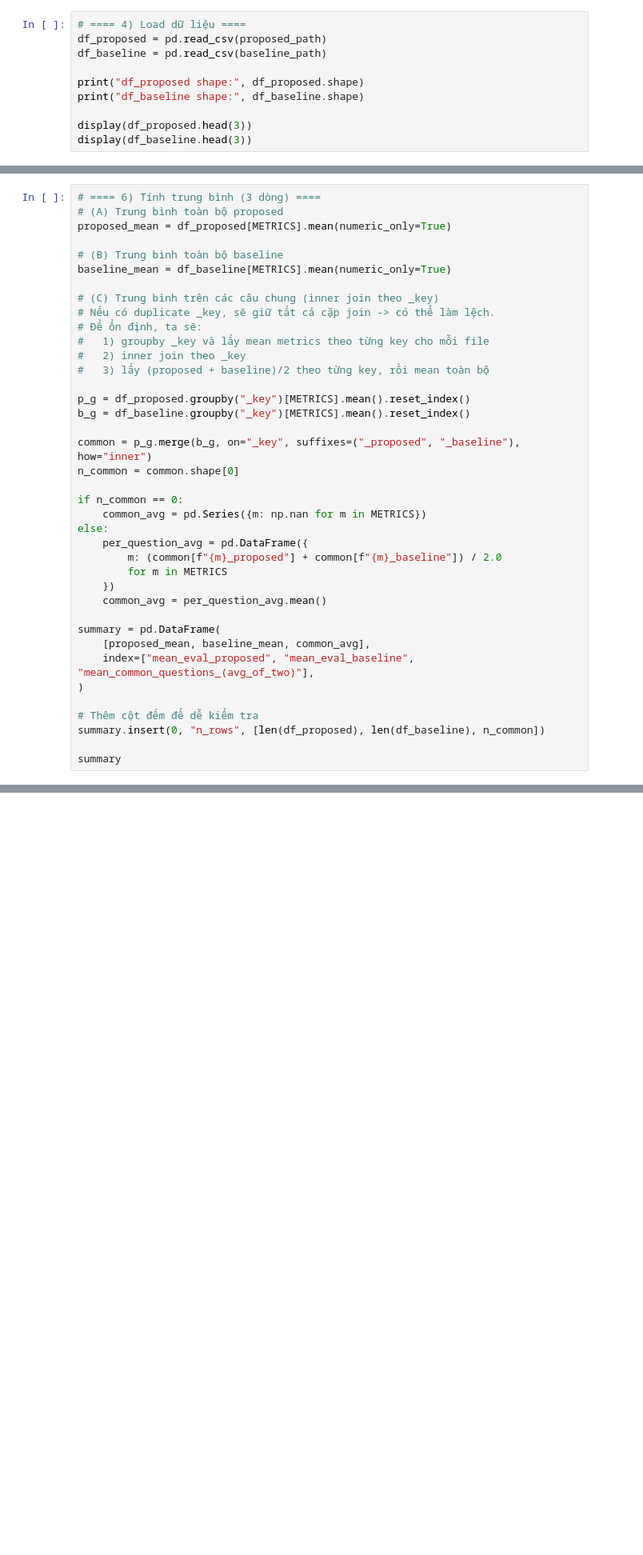
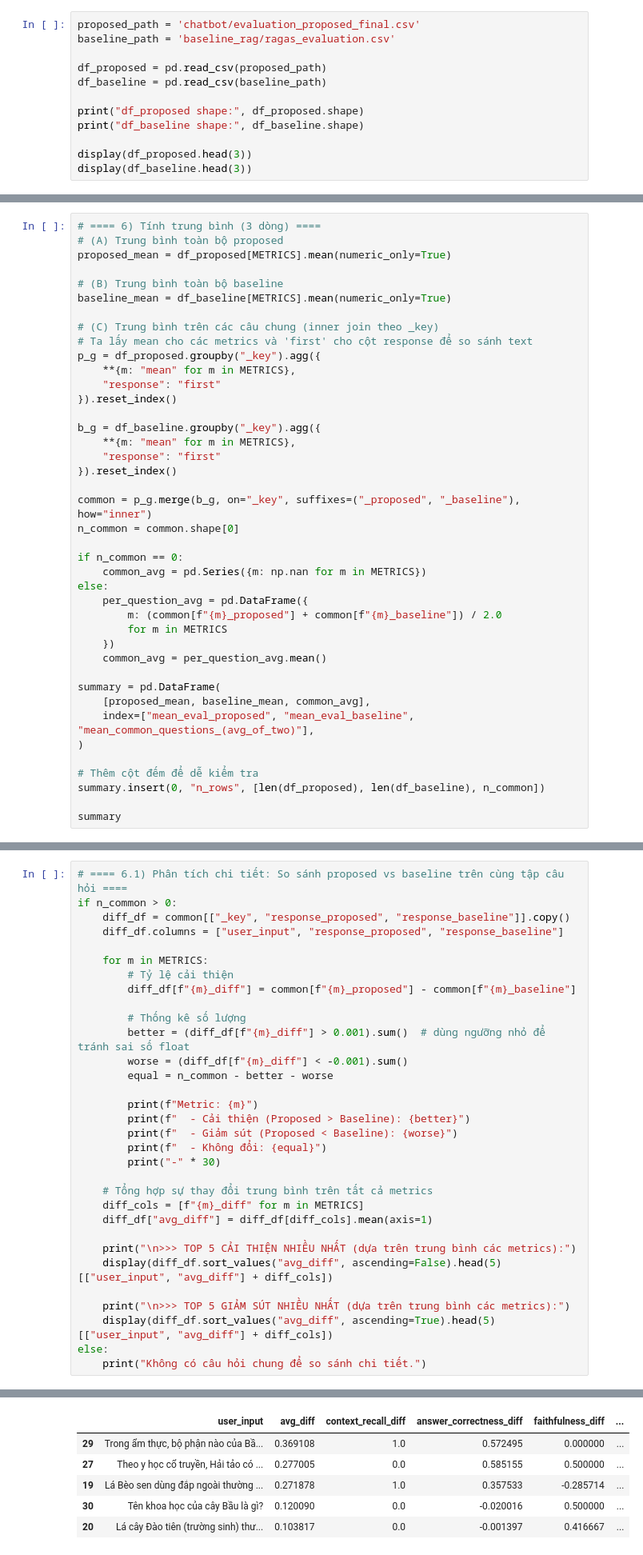
Before and after one commit to HuyTran28/23CLCT2_TraditionalMedicineChatbot, a Jupyter notebook: ragas_compare_summary.ipynb, the cells around one changed output, grey strips where cells are left out. Shown at 80% size. Saved outputs shown, nothing was run; the diff lists cells and outputs as text; blank space fills up the shorter version.

```diff
--- a/ragas_compare_summary.ipynb
+++ b/ragas_compare_summary.ipynb
@@ -92,5 +19,7 @@ agas_evaluation.csveline_rag
 # %%
-# ==== 4) Load dữ liệu ====
+proposed_path = 'chatbot/evaluation_proposed_final.csv'
+baseline_path = 'baseline_rag/ragas_evaluation.csv'
+
 df_proposed = pd.read_csv(proposed_path)
 df_baseline = pd.read_csv(baseline_path)
 
@@ -134,14 +75,16 @@ proposed_mean = df_proposed[METRICS].mean(numeric_only=True)
 baseline_mean = df_baseline[METRICS].mean(numeric_only=True)
 
 # (C) Trung bình trên các câu chung (inner join theo _key)
-# Nếu có duplicate _key, sẽ giữ tất cả cặp join -> có thể làm lệch.
-# Để ổn định, ta sẽ:
-#   1) groupby _key và lấy mean metrics theo từng key cho mỗi file
-#   2) inner join theo _key
-#   3) lấy (proposed + baseline)/2 theo từng key, rồi mean toàn bộ
+# Ta lấy mean cho các metrics và 'first' cho cột response để so sánh text
+p_g = df_proposed.groupby("_key").agg({
+    **{m: "mean" for m in METRICS},
+    "response": "first"
+}).reset_index()
 
-p_g = df_proposed.groupby("_key")[METRICS].mean().reset_index()
-b_g = df_baseline.groupby("_key")[METRICS].mean().reset_index()
+b_g = df_baseline.groupby("_key").agg({
+    **{m: "mean" for m in METRICS},
+    "response": "first"
+}).reset_index()
 
 common = p_g.merge(b_g, on="_key", suffixes=("_proposed", "_baseline"), how="inner")
 n_common = common.shape[0]
@@ -177,0 +115,33 @@ print("Total common questions:", n_common)
+# %%
+# ==== 6.1) Phân tích chi tiết: So sánh proposed vs baseline trên cùng tập câu hỏi ====
+if n_common > 0:
+    diff_df = common[["_key", "response_proposed", "response_baseline"]].copy()
+    diff_df.columns = ["user_input", "response_proposed", "response_baseline"]
+
+    for m in METRICS:
+        # Tỷ lệ cải thiện
+        diff_df[f"{m}_diff"] = common[f"{m}_proposed"] - common[f"{m}_baseline"]
+
+        # Thống kê số lượng
+        better = (diff_df[f"{m}_diff"] > 0.001).sum()  # dùng ngưỡng nhỏ để tránh sai số float
+        worse = (diff_df[f"{m}_diff"] < -0.001).sum()
+        equal = n_common - better - worse
+
+        print(f"Metric: {m}")
+        print(f"  - Cải thiện (Proposed > Baseline): {better}")
+        print(f"  - Giảm sút (Proposed < Baseline): {worse}")
+        print(f"  - Không đổi: {equal}")
+        print("-" * 30)
+
+    # Tổng hợp sự thay đổi trung bình trên tất cả metrics
+    diff_cols = [f"{m}_diff" for m in METRICS]
+    diff_df["avg_diff"] = diff_df[diff_cols].mean(axis=1)
+
+    print("\n>>> TOP 5 CẢI THIỆN NHIỀU NHẤT (dựa trên trung bình các metrics):")
+    display(diff_df.sort_values("avg_diff", ascending=False).head(5)[["user_input", "avg_diff"] + diff_cols])
+
+    print("\n>>> TOP 5 GIẢM SÚT NHIỀU NHẤT (dựa trên trung bình các metrics):")
+    display(diff_df.sort_values("avg_diff", ascending=True).head(5)[["user_input", "avg_diff"] + diff_cols])
+else:
+    print("Không có câu hỏi chung để so sánh chi tiết.")
+# %% [output]
@@ -177,0 +165,6 @@ print("Total common questions:", n_common)
+|  | user_input | avg_diff | context_recall_diff | answer_correctness_diff | faithfulness_diff | ... |
+| 29 | Trong ẩm thực, bộ phận nào của Bầ... | 0.369108 | 1.0 | 0.572495 | 0.000000 | ... |
+| 27 | Theo y học cổ truyền, Hải tảo có ... | 0.277005 | 0.0 | 0.585155 | 0.500000 | ... |
+| 19 | Lá Bèo sen dùng đắp ngoài thường ... | 0.271878 | 1.0 | 0.357533 | -0.285714 | ... |
+| 30 | Tên khoa học của cây Bầu là gì? | 0.120090 | 0.0 | -0.020016 | 0.500000 | ... |
+| 20 | Lá cây Đào tiên (trường sinh) thư... | 0.103817 | 0.0 | -0.001397 | 0.416667 | ... |
```
Also changed, not shown: parts of 11 cells of this notebook, 1 other file.
